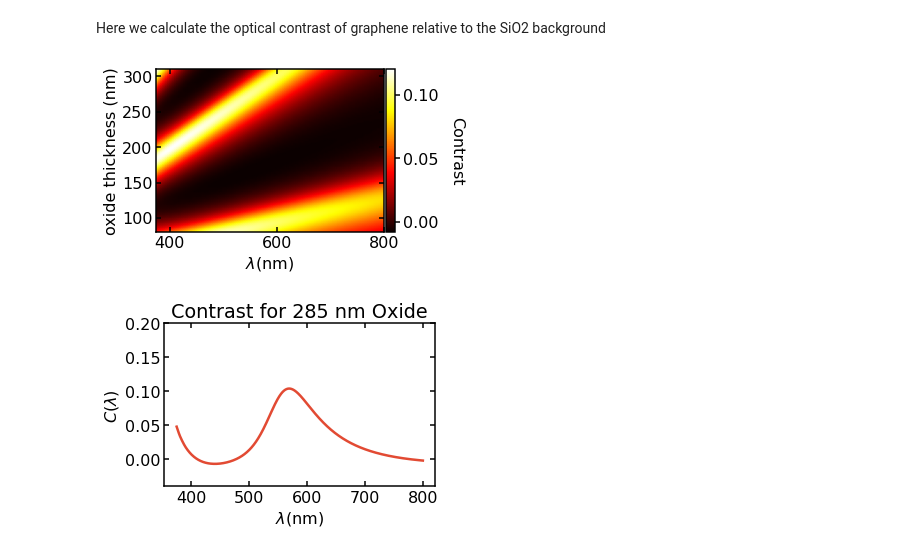
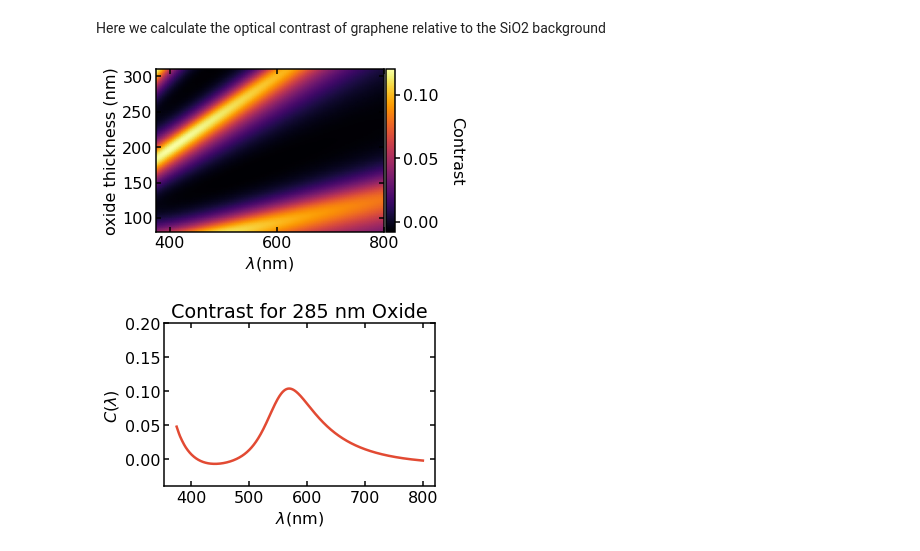
Before and after one commit to aaronsharpe/graphene_optics, a Jupyter notebook: optics.ipynb, the cells around one changed output. Saved outputs shown, nothing was run; the diff lists cells and outputs as text; code cells hidden in the pictures.

```diff
--- a/optics.ipynb
+++ b/optics.ipynb
@@ -293,29 +293,29 @@ Here we calculate the optical contrast of graphene relative to the SiO2 backgrou
 # %%
 C_mat = []
 t_range = np.linspace(80, 310, 100)
 for t_oxide in t_range:
     C = []
     lamb_range = np.linspace(375, 800, 100)
     for lamb in lamb_range:
         C.append(contrast(lamb, 1, t_oxide))
     C_mat.append(C)
 
 plt.figure()
-plt.set_cmap('hot')
+plt.set_cmap('inferno')
 plt.pcolormesh(lamb_range, t_range, C_mat, shading='gouraud', linewidth=0, rasterized=True)
 
 plt.xlabel(r'$\lambda(\mathrm{nm})$')
 plt.ylabel('oxide thickness (nm)')
 
 cbar = plt.colorbar(pad = 0.01)
 #plt.clim(-0.10, 0.10)
 cbar.ax.get_yaxis().labelpad = 25
 cbar.set_label('Contrast', rotation=270)
 cbar.ax.tick_params(which = 'major',direction='out')
 cbar.ax.tick_params(which = 'minor',direction='out')
-plt.savefig('./optics_files/optics_14_0.png', bbox_inches='tight', dpi=500, transparent=True)
+plt.savefig('hsv.png', bbox_inches='tight', dpi=500, transparent=True)
 # %% [output]
-[figure, old version]
+[figure, new version]
 # %%
 C = []
 lamb_range = np.linspace(375, 800, 1000)
```
Also changed, not shown: parts of 3 cells of this notebook.
